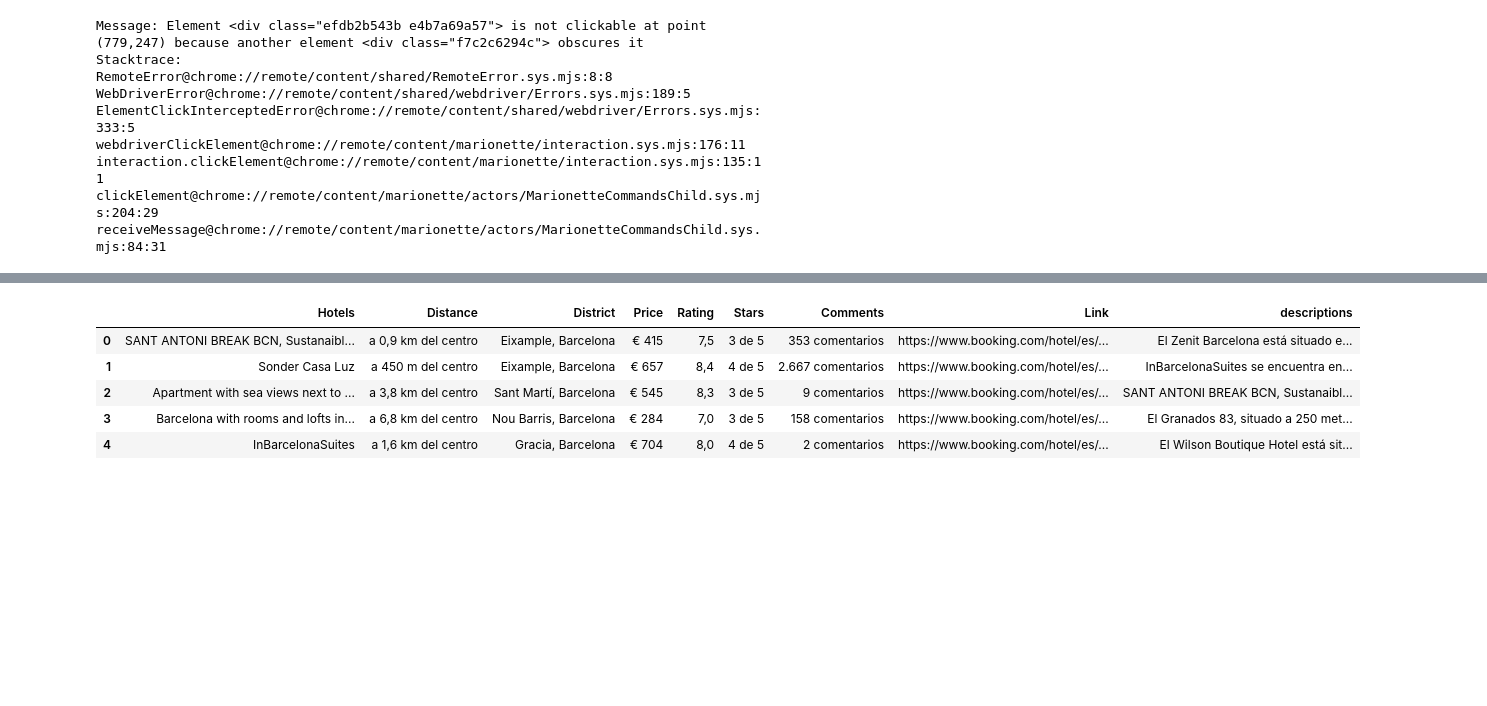
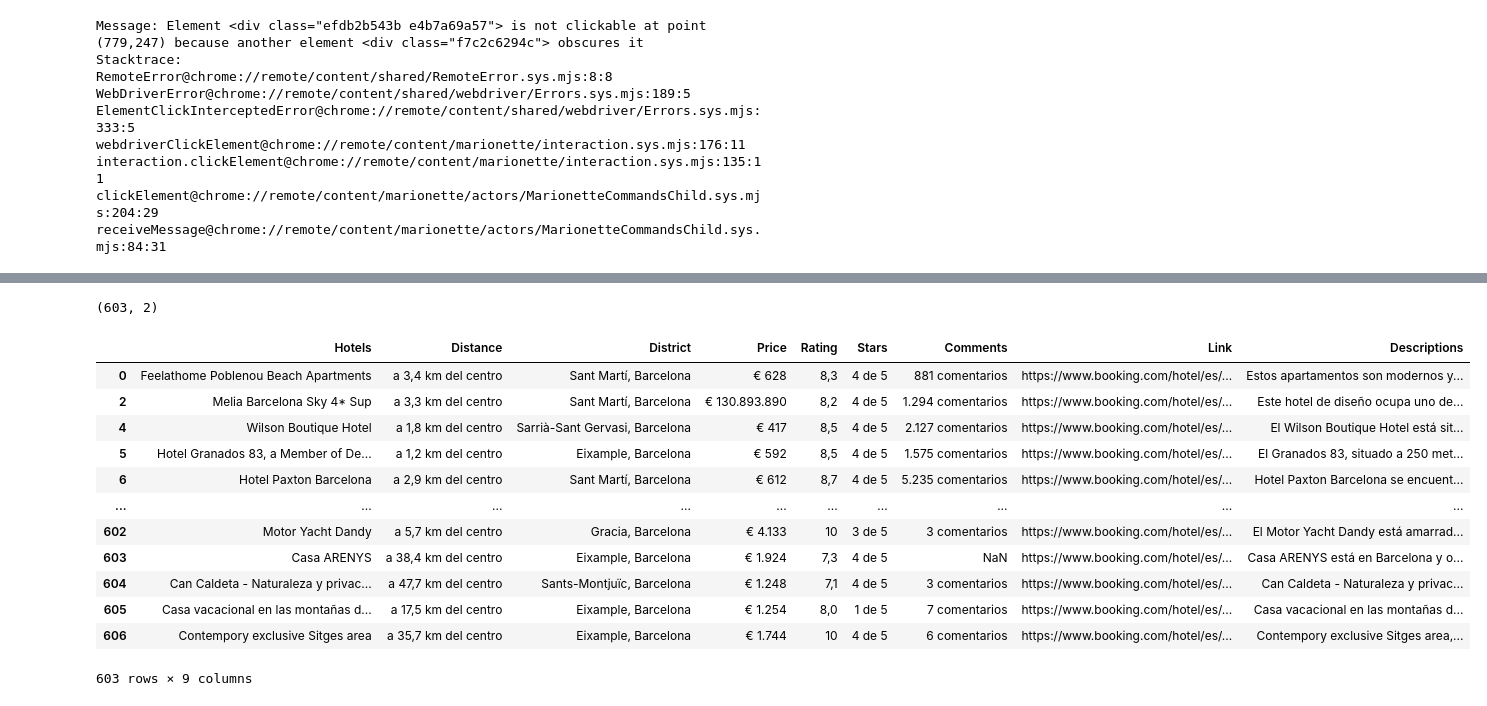
Before and after one commit to mgallon235/Bookings, a Jupyter notebook: final_draft/search_template.ipynb, the cells around one changed output, grey strips where cells are left out. Cells and saved outputs as stored; diff of their text form; code cells hidden in the pictures; blank space fills up the shorter version.

```diff
--- a/final_draft/search_template.ipynb
+++ b/final_draft/search_template.ipynb
@@ -134,12 +118,66 @@ Scraped 628 links
+# %%
+import concurrent.futures
+from tqdm import tqdm
+
+descriptions = []
+linkey = Barcelona.df['Link']
+
+def scrape_description(link):
+    URL = f'{link}'
+    headers = {'User-Agent': 'Mozilla/5.0 (Macintosh; Intel Mac OS X 10.15; rv:121.0) Gecko/20100101 Firefox/121.0'}
+    response = requests.get(URL, headers=headers)
+    soup = BeautifulSoup(response.text, 'html.parser')
+
+    # Getting Data
+    div2 = soup.find('div', {'id': 'hp_hotel_name'})
+    div = soup.find('div', {'id': 'property_description_content'})
+
+    # Find all p elements with a specific class within the div
+    #specific_class_h_elements = div2.find_all('h2', class_='d2fee87262 pp-header__title')
+    specific_class_p_elements = div.find_all('p', class_='a53cbfa6de b3efd73f69')
+    if div2 is not None:
+        # Find all h2 elements with a specific class within div2
+        specific_class_h_elements = div2.find_all('h2', class_='d2fee87262 pp-header__title')
+    else:
+        specific_class_h_elements = []
+
+    descriptions = []
+    for h, p in zip(specific_class_h_elements, specific_class_p_elements):
+        descriptions.append((h.get_text(strip=True), p.get_text(strip=True)))
+
+    return descriptions
+
+threads = os.cpu_count()
+with concurrent.futures.ThreadPoolExecutor(max_workers=threads-2) as executor:
+    results = list(tqdm(executor.map(scrape_description, linkey), total=len(linkey), desc="Processing Links"))
+
+# Flatten the results list
+description_result = [item for sublist in results for item in sublist]
+description_df = pd.DataFrame(description_result, columns=['Hotels', 'Descriptions'])
 # %%
-Barcelona.df.head()
+description_df.shape
 # %% [output]
-|  | Hotels | Distance | District | Price | Rating | Stars | Comments | Link | descriptions |
-| 0 | SANT ANTONI BREAK BCN, Sustanaibl... | a 0,9 km del centro | Eixample, Barcelona | € 415 | 7,5 | 3 de 5 | 353 comentarios | https://www.booking.com/hotel/es/... | El Zenit Barcelona está situado e... |
-| 1 | Sonder Casa Luz | a 450 m del centro | Eixample, Barcelona | € 657 | 8,4 | 4 de 5 | 2.667 comentarios | https://www.booking.com/hotel/es/... | InBarcelonaSuites se encuentra en... |
-| 2 | Apartment with sea views next to ... | a 3,8 km del centro | Sant Martí, Barcelona | € 545 | 8,3 | 3 de 5 | 9 comentarios | https://www.booking.com/hotel/es/... | SANT ANTONI BREAK BCN, Sustanaibl... |
-| 3 | Barcelona with rooms and lofts in... | a 6,8 km del centro | Nou Barris, Barcelona | € 284 | 7,0 | 3 de 5 | 158 comentarios | https://www.booking.com/hotel/es/... | El Granados 83, situado a 250 met... |
-| 4 | InBarcelonaSuites | a 1,6 km del centro | Gracia, Barcelona | € 704 | 8,0 | 4 de 5 | 2 comentarios | https://www.booking.com/hotel/es/... | El Wilson Boutique Hotel está sit... |
+(603, 2)
+# %%
+# Apply left join between main df and desscriptions
+Barcelona.df = pd.merge(Barcelona.df, description_df, how='left', on='Hotels')
+# %%
+Barcelona.df = Barcelona.df.drop_duplicates()
+Barcelona.df
+# %% [output]
+|  | Hotels | Distance | District | Price | Rating | Stars | Comments | Link | Descriptions |
+| 0 | Feelathome Poblenou Beach Apartments | a 3,4 km del centro | Sant Martí, Barcelona | € 628 | 8,3 | 4 de 5 | 881 comentarios | https://www.booking.com/hotel/es/... | Estos apartamentos son modernos y... |
+| 2 | Melia Barcelona Sky 4* Sup | a 3,3 km del centro | Sant Martí, Barcelona | € 130.893.890 | 8,2 | 4 de 5 | 1.294 comentarios | https://www.booking.com/hotel/es/... | Este hotel de diseño ocupa uno de... |
+| 4 | Wilson Boutique Hotel | a 1,8 km del centro | Sarrià-Sant Gervasi, Barcelona | € 417 | 8,5 | 4 de 5 | 2.127 comentarios | https://www.booking.com/hotel/es/... | El Wilson Boutique Hotel está sit... |
+| 5 | Hotel Granados 83, a Member of De... | a 1,2 km del centro | Eixample, Barcelona | € 592 | 8,5 | 4 de 5 | 1.575 comentarios | https://www.booking.com/hotel/es/... | El Granados 83, situado a 250 met... |
+| 6 | Hotel Paxton Barcelona | a 2,9 km del centro | Sant Martí, Barcelona | € 612 | 8,7 | 4 de 5 | 5.235 comentarios | https://www.booking.com/hotel/es/... | Hotel Paxton Barcelona se encuent... |
+| ... | ... | ... | ... | ... | ... | ... | ... | ... | ... |
+| 602 | Motor Yacht Dandy | a 5,7 km del centro | Gracia, Barcelona | € 4.133 | 10 | 3 de 5 | 3 comentarios | https://www.booking.com/hotel/es/... | El Motor Yacht Dandy está amarrad... |
+| 603 | Casa ARENYS | a 38,4 km del centro | Eixample, Barcelona | € 1.924 | 7,3 | 4 de 5 | NaN | https://www.booking.com/hotel/es/... | Casa ARENYS está en Barcelona y o... |
+| 604 | Can Caldeta - Naturaleza y privac... | a 47,7 km del centro | Sants-Montjuïc, Barcelona | € 1.248 | 7,1 | 4 de 5 | 3 comentarios | https://www.booking.com/hotel/es/... | Can Caldeta - Naturaleza y privac... |
+| 605 | Casa vacacional en las montañas d... | a 17,5 km del centro | Eixample, Barcelona | € 1.254 | 8,0 | 1 de 5 | 7 comentarios | https://www.booking.com/hotel/es/... | Casa vacacional en las montañas d... |
+| 606 | Contempory exclusive Sitges area | a 35,7 km del centro | Eixample, Barcelona | € 1.744 | 10 | 4 de 5 | 6 comentarios | https://www.booking.com/hotel/es/... | Contempory exclusive Sitges area,... |
+603 rows × 9 columns
 # %%
 #define downloads path
 downloads_path = "./downloads/"
```
Also changed, not shown: parts of 4 cells of this notebook, 2 other files.
